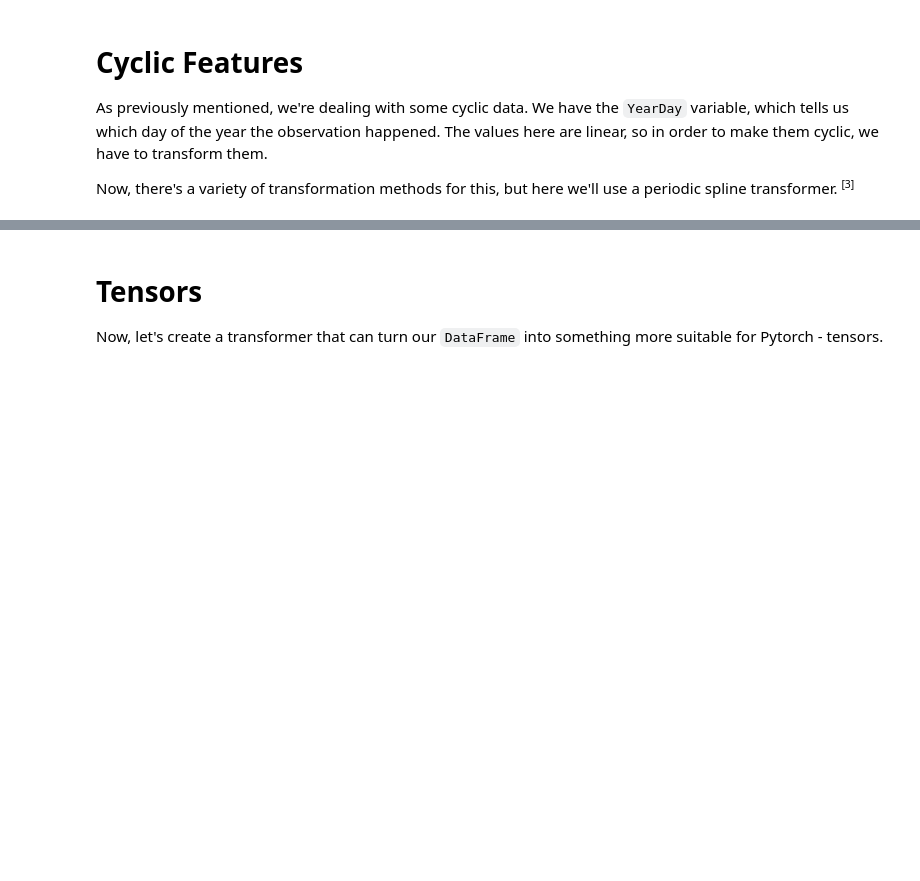
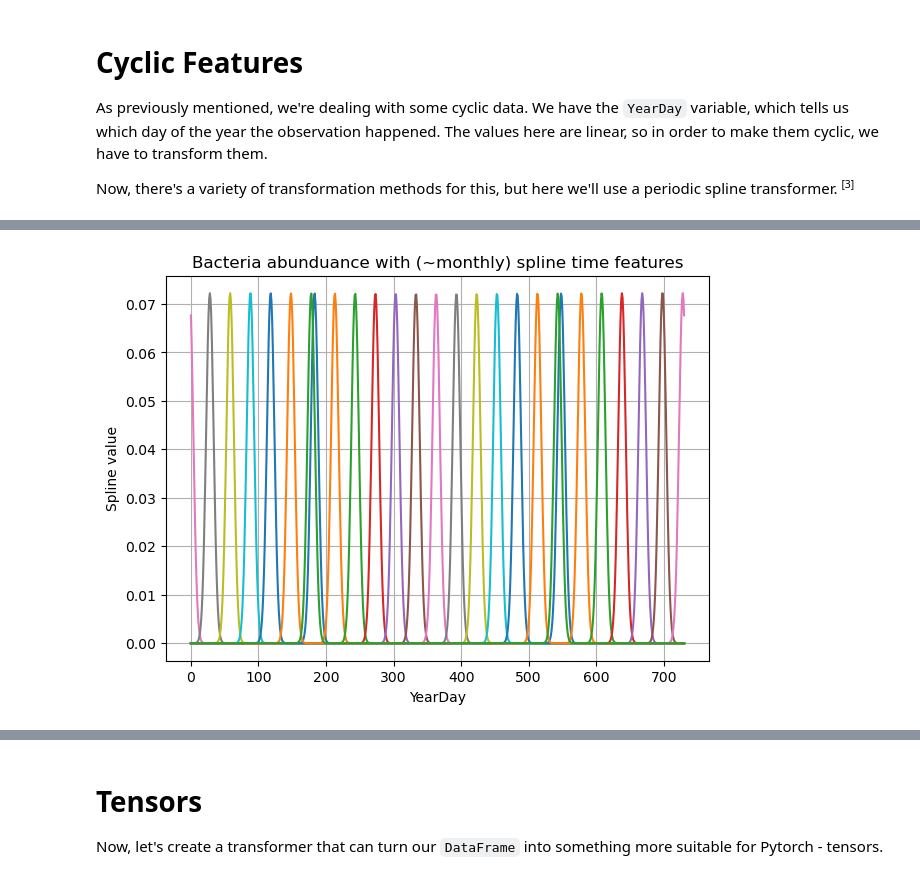
Before and after one commit to jonassterud/OCES5303_A2, a Jupyter notebook: ass2_oces5303_21335836.ipynb, the cells around one changed output, grey strips where cells are left out. Cells and saved outputs as stored; diff of their text form; code cells hidden in the pictures; blank space fills up the shorter version.

```diff
--- a/ass2_oces5303_21335836.ipynb
+++ b/ass2_oces5303_21335836.ipynb
@@ -211,0 +227,19 @@ t_cyclic = ColumnTransformer(
+# %%
+df_time = pd.DataFrame(
+    np.linspace(0, 365 * 2, 365 * 2).reshape(-1, 1),
+    columns=["YearDay"],
+)
+
+df_cyclic_features = t_cyclic_spline.set_output(transform="pandas").fit_transform(df_time)
+df_cyclic_features["YearDay"] = df_time["YearDay"]
+
+plt.figure(figsize=(7, 5))
+for i in range(0, 365, 30):
+    plt.plot(df_cyclic_features["YearDay"], df_cyclic_features[f"YearDay_sp_{i}"])
+plt.xlabel("YearDay")
+plt.ylabel("Spline value")
+plt.title(f"Bacteria abunduance with (monthly) spline time features")
+plt.grid()
+plt.show()
+# %% [output]
+[figure, added]
```
Also changed, not shown: parts of 13 cells of this notebook.
